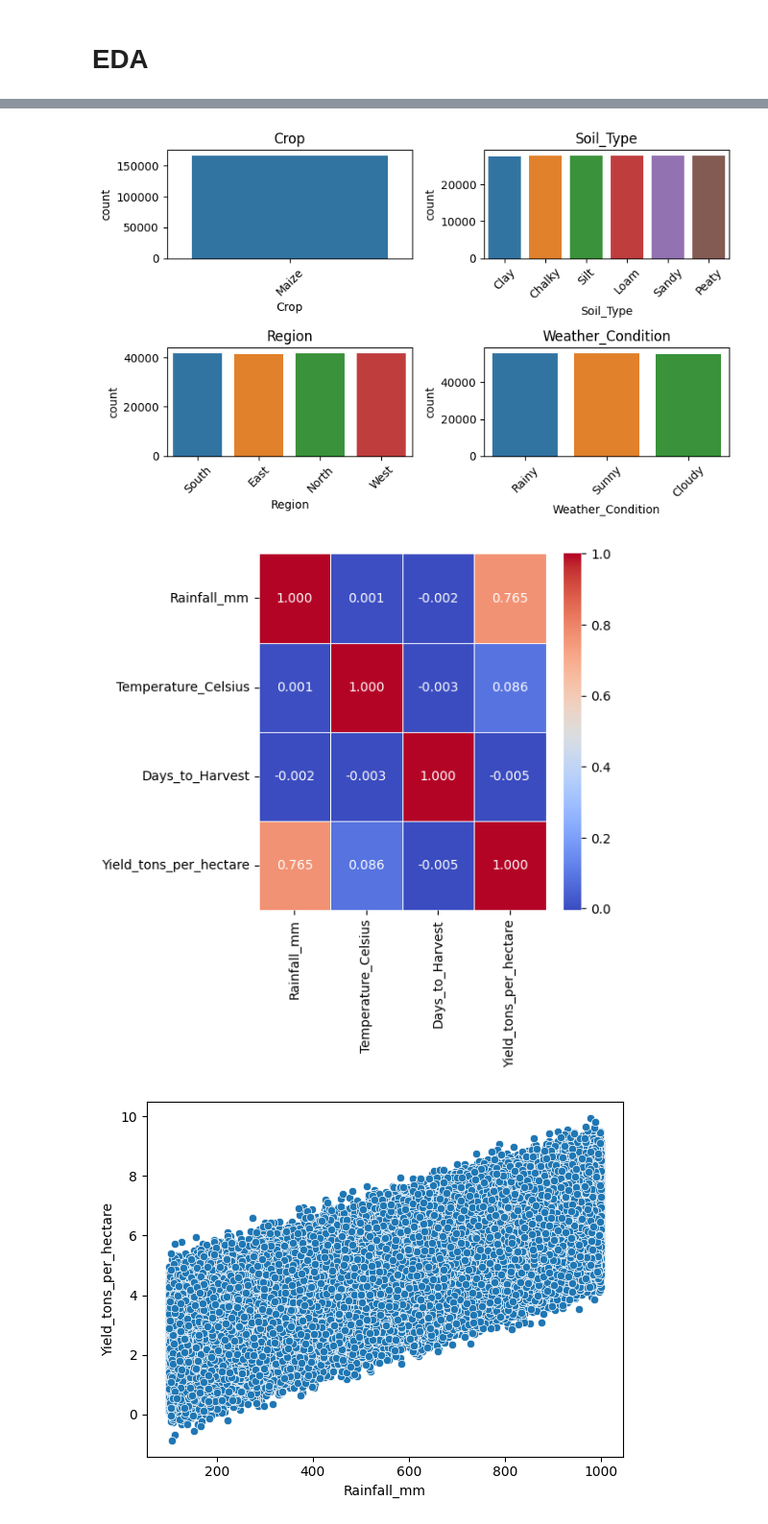
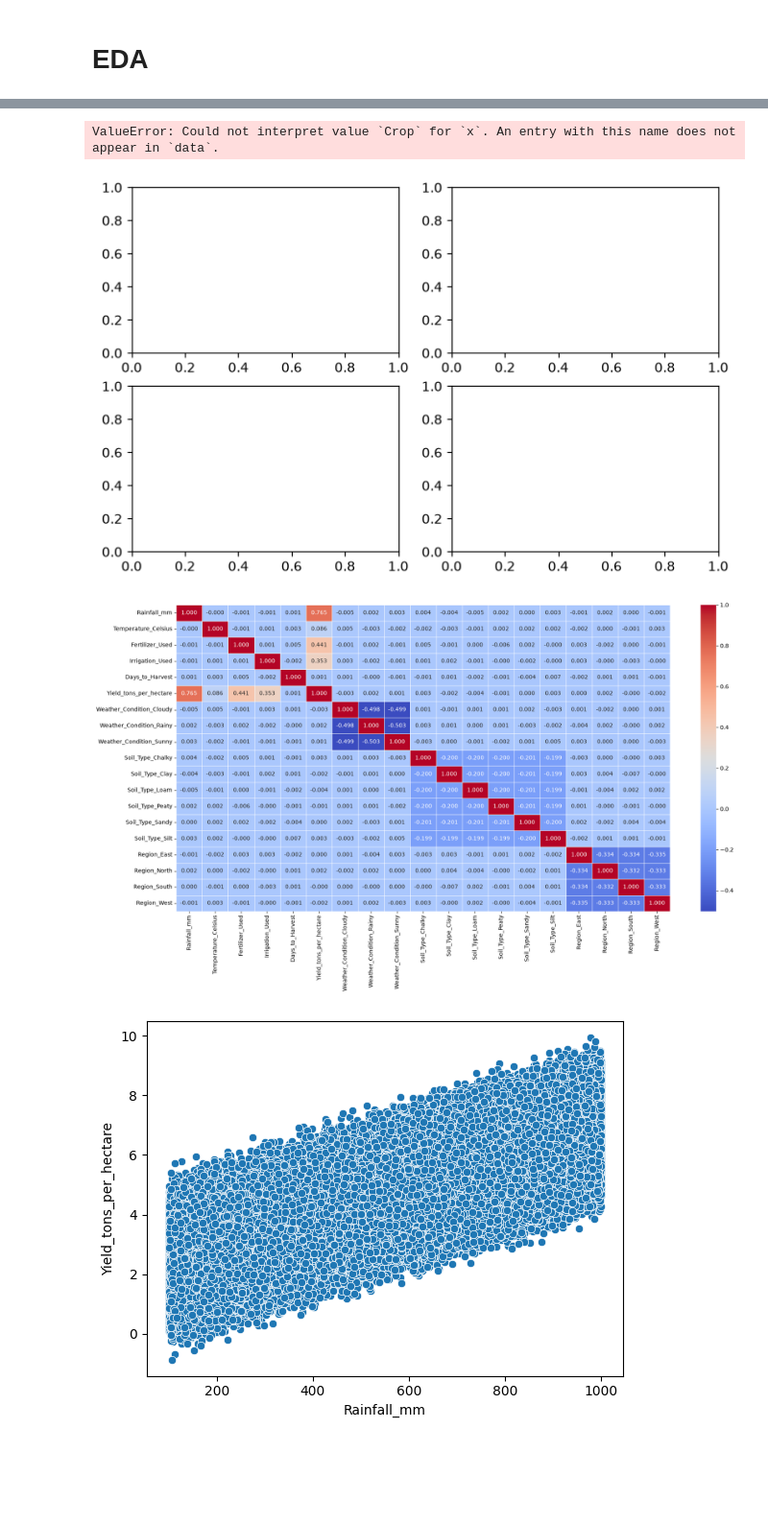
Before and after one commit to fleajrv/proyecto-1-inteligencia-artificial, a Jupyter notebook: exploracion.ipynb, the cells around one changed output, grey strips where cells are left out. Shown at 96% size. Drawn from its saved outputs; the diff is of its cells as text; code cells hidden in the pictures; blank space fills up the shorter version.

```diff
--- a/exploracion.ipynb
+++ b/exploracion.ipynb
@@ -41,3 +41,30 @@ data
 | 999998 | West | Silt | Wheat | 492.812857 | 33.045505 | False | False | ... |
 | 999999 | West | Sandy | Maize | 180.936180 | 27.298847 | True | False | ... |
 1000000 rows × 10 columns
+# %%
+# transformación de variables categóricas a numéricas
+# utilizaremos One Hot Encoding para la variable 'Weather_Condition'
+
+data = pd.get_dummies(
+    data,
+    dtype=int,
+    columns=['Weather_Condition'],
+    drop_first=False
+)
+
+data = pd.get_dummies(
+    data,
+    dtype=int,
+    columns=['Soil_Type'],
+    drop_first=False
+)
+
+data = pd.get_dummies(
+    data,
+    dtype=int,
+    columns=['Region'],
+    drop_first=False
+)
+
+data['Fertilizer_Used'] = data['Fertilizer_Used'].astype(int)
+data['Irrigation_Used'] = data['Irrigation_Used'].astype(int)
@@ -44,5 +87,6 @@ data
 # %%
-data = data[data['Crop'] == 'Maize' ]
+target = 'Soybean'
+data = data[data['Crop'] == target ]
 data = data.drop(columns=['Crop'])
 data
 # %% [output]
@@ -166,7 +189,8 @@ for ax, col in zip(axes.flatten(), categorical):
 plt.tight_layout()
 plt.show()
 # %% [output]
+ValueError: Could not interpret value `Crop` for `x`. An entry with this name does not appear in `data`.
-[figure, old version]
+[figure, new version]
 # %%
 cat_features = ['Crop', 'Soil_Type', 'Region', 'Weather_Condition']
 bin_features = ['Fertilizer_Used', 'Irrigation_Used']
@@ -174,10 +200,11 @@ num_features = ['Rainfall_mm', 'Temperature_Celsius', 'Days_to_Harvest', 'Yield_
 # %%
 # Confusion Matrix
-plt.figure(figsize=(5,5))
-sns.heatmap(data=data[num_features].corr(), annot=True, cmap='coolwarm', linewidths=.5, fmt=".3f")
+plt.figure(figsize=(20,10))
+sns.heatmap(data=data.corr(), annot=True, cmap='coolwarm', linewidths=.5, fmt=".3f")
+plt.title(f'Correlation Matrix - {target}')
 plt.show()
 # %% [output]
-[figure, old version]
+[figure, new version]
 # %%
 sns.scatterplot(data=data, x='Rainfall_mm', y='Yield_tons_per_hectare')
 plt.show()
```
Also changed, not shown: parts of 19 cells of this notebook, 1 other file.
